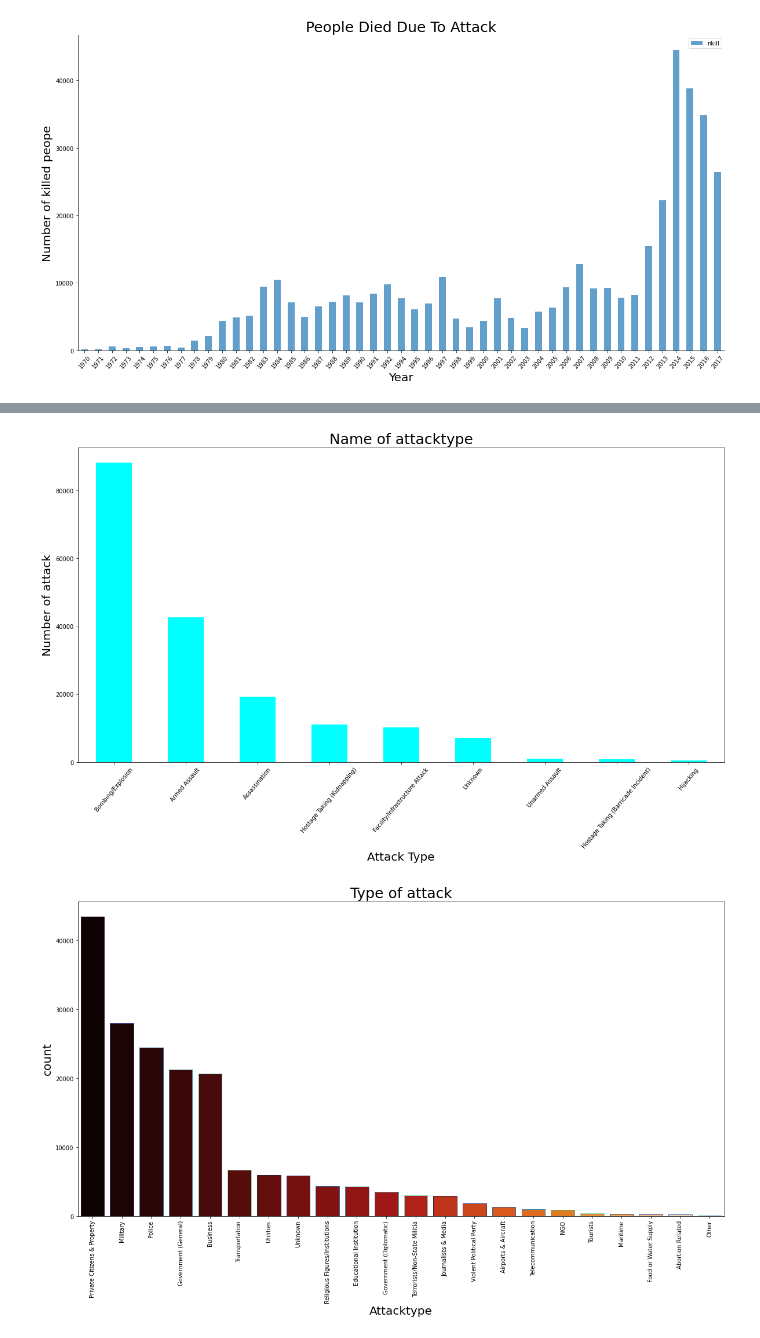
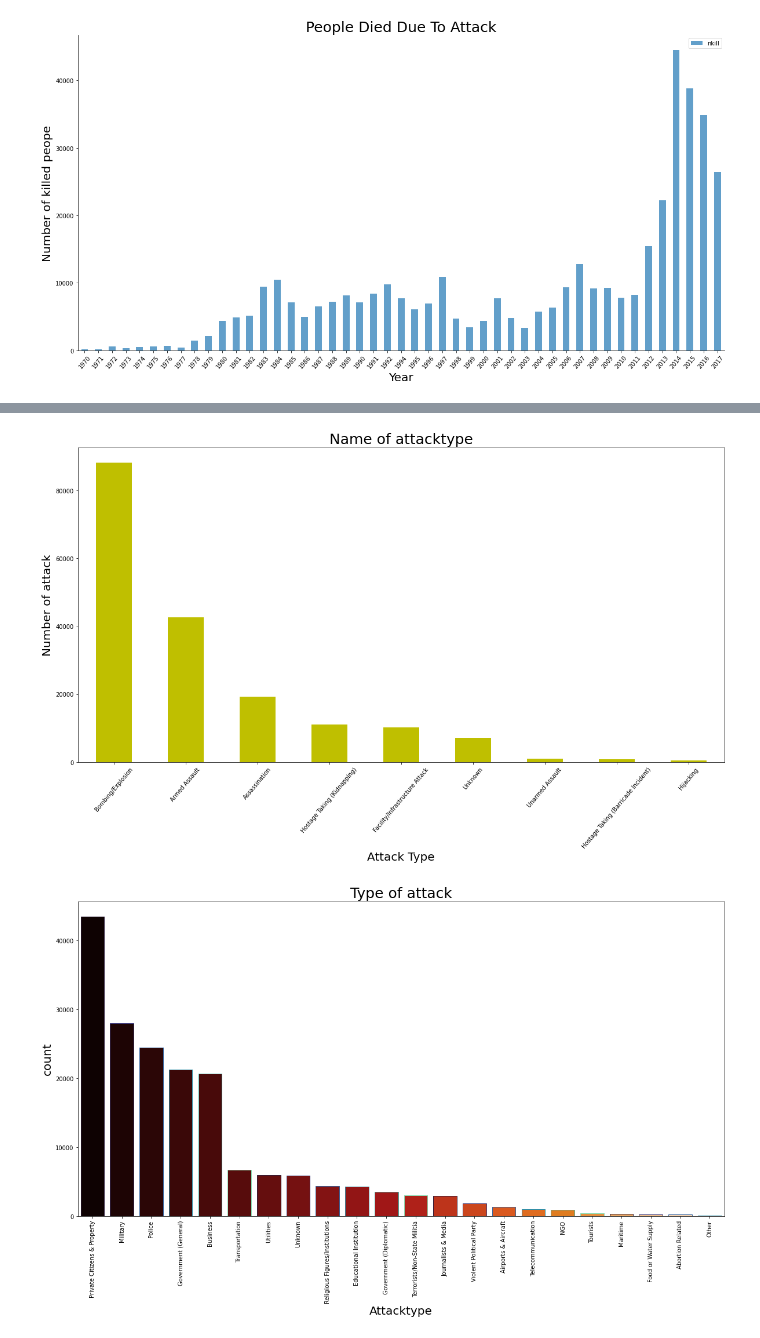
Before and after one commit to CodeWithSridhar/LGMVIP-DataScience, a Jupyter notebook: EDA_on_Dataset_Terrorism_Task2.ipynb, the cells around one changed output, grey strips where cells are left out. Drawn from its saved outputs; the diff is of its cells as text; code cells hidden in the pictures.

```diff
--- a/EDA_on_Dataset_Terrorism_Task2.ipynb
+++ b/EDA_on_Dataset_Terrorism_Task2.ipynb
@@ -226,12 +226,12 @@ plt.show()
 # %%
-data['attacktype1_txt'].value_counts().plot(kind='bar',figsize=(20,10),color='cyan')
+data['attacktype1_txt'].value_counts().plot(kind='bar',figsize=(20,10),color='y')
 plt.xticks(rotation = 50)
 plt.xlabel("Attack Type",fontsize=20)
 plt.ylabel("Number of attack",fontsize=20)
 plt.title("Name of attacktype",fontsize=25)
 plt.show()
 # %% [output]
-[figure, old version]
+[figure, new version]
 # %%
 plt.subplots(figsize=(20,10))
 sns.countplot(data["targtype1_txt"],order=data['targtype1_txt'].value_counts().index,palette="gist_heat",edgecolor=sns.color_palette("mako"));
```
Also changed, not shown: parts of 3 cells of this notebook.
